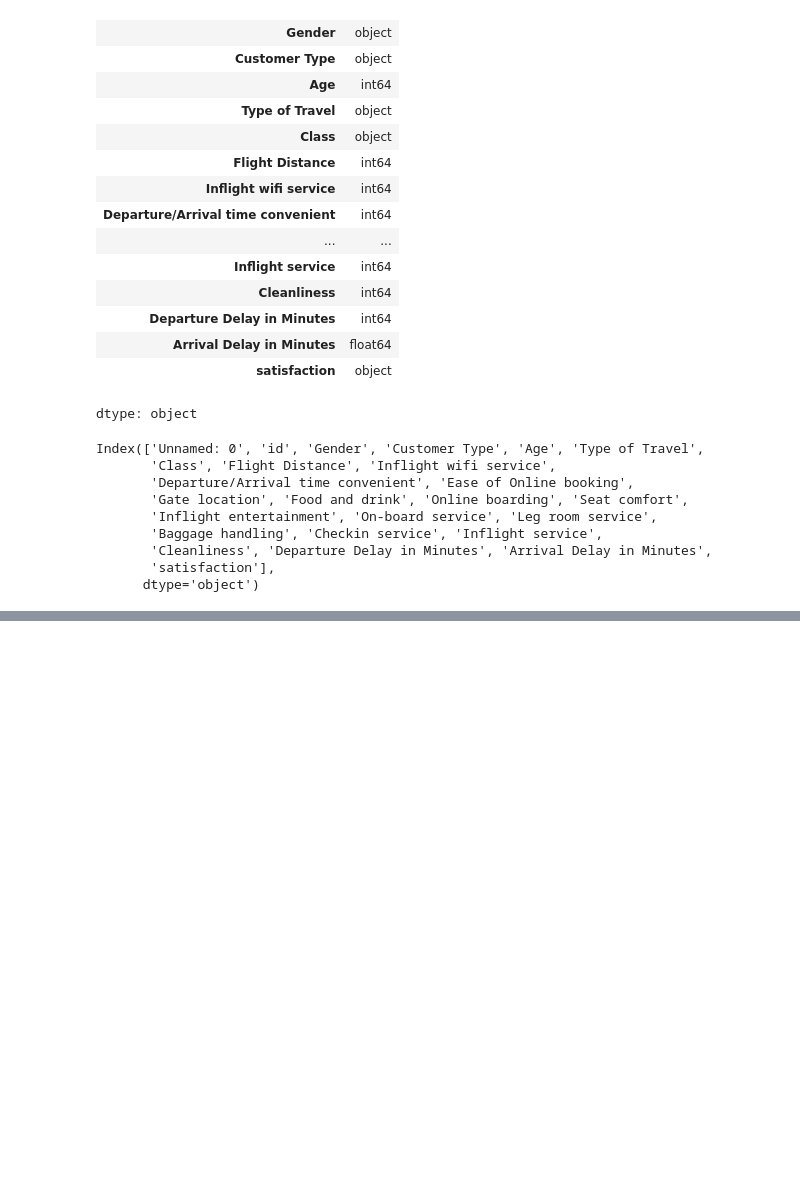
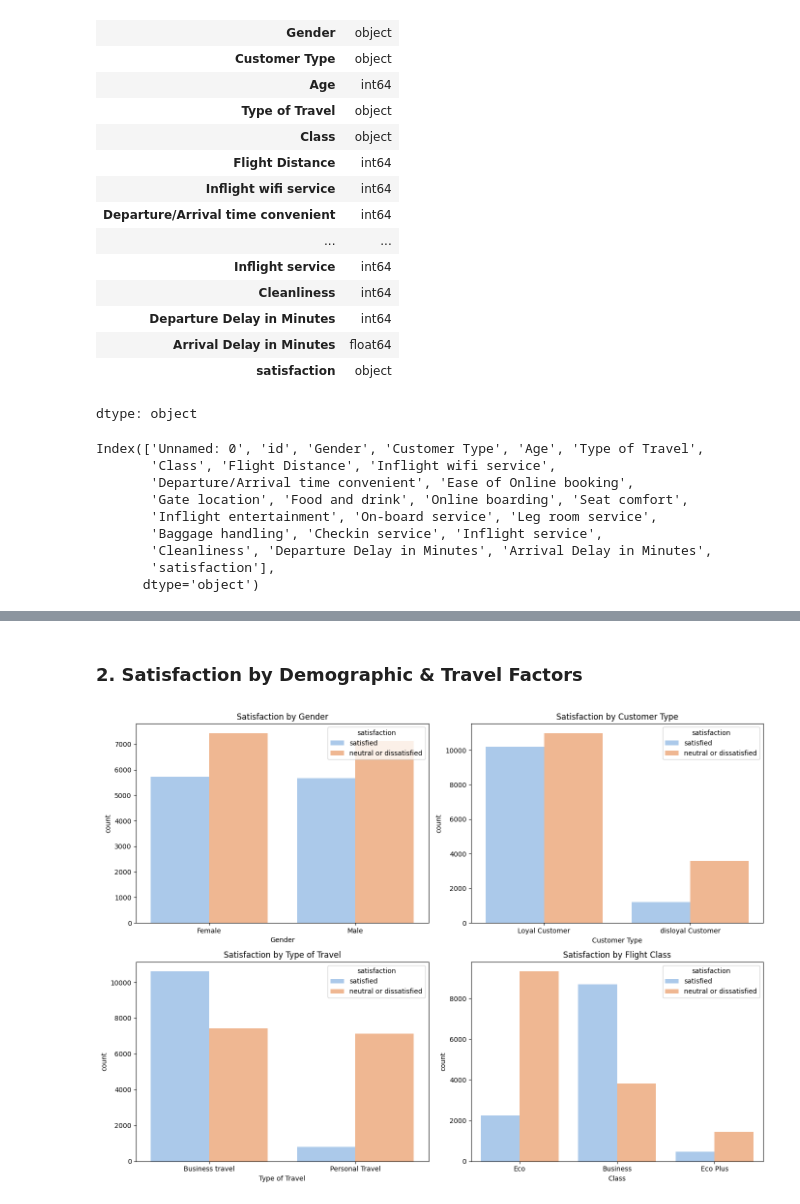
Before and after one commit to kxrrym03/Airline-Passenger-Satisfaction, a Jupyter notebook: Airline_Passenger_Satisfaction.ipynb, the cells around one changed output, grey strips where cells are left out. Saved outputs shown, nothing was run; the diff lists cells and outputs as text; code cells hidden in the pictures; blank space fills up the shorter version.

```diff
--- a/Airline_Passenger_Satisfaction.ipynb
+++ b/Airline_Passenger_Satisfaction.ipynb
@@ -157,0 +169,21 @@ Index(['Unnamed: 0', 'id', 'Gender', 'Customer Type', 'Age', 'Type of Travel',
+# %% [markdown]
+### 2. Satisfaction by Demographic & Travel Factors
+# %%
+fig, axes = plt.subplots(2, 2, figsize=(14, 10))
+
+sns.countplot(data=df, x='Gender', hue='satisfaction', ax=axes[0,0], palette='pastel')
+axes[0,0].set_title('Satisfaction by Gender')
+
+sns.countplot(data=df, x='Customer Type', hue='satisfaction', ax=axes[0,1], palette='pastel')
+axes[0,1].set_title('Satisfaction by Customer Type')
+
+sns.countplot(data=df, x='Type of Travel', hue='satisfaction', ax=axes[1,0], palette='pastel')
+axes[1,0].set_title('Satisfaction by Type of Travel')
+
+sns.countplot(data=df, x='Class', hue='satisfaction', ax=axes[1,1], palette='pastel')
+axes[1,1].set_title('Satisfaction by Flight Class')
+
+plt.tight_layout()
+plt.show()
+# %% [output]
+[figure, added]
```
Also changed, not shown: parts of 10 cells of this notebook.
